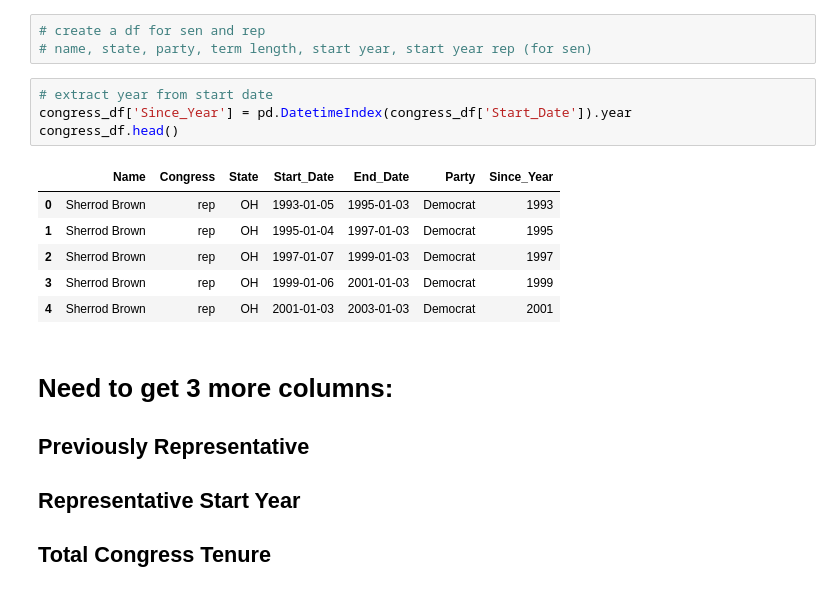
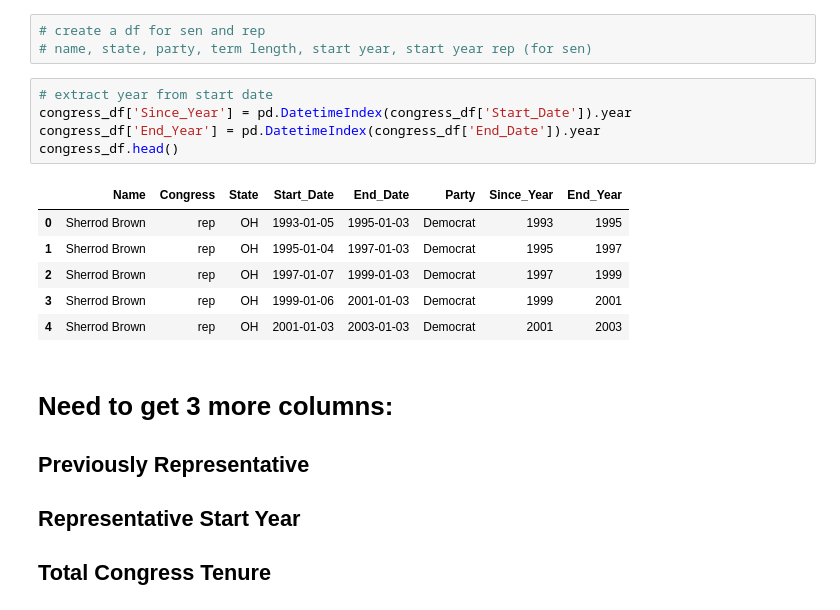
Before and after one commit to nickjlupu/Congress_Terms_Map, a Jupyter notebook: CongressETL.ipynb, the cells around one changed output. Saved outputs shown, nothing was run; the diff lists cells and outputs as text.

```diff
--- a/CongressETL.ipynb
+++ b/CongressETL.ipynb
@@ -186,14 +186,15 @@ congress_df
 # %%
 # extract year from start date
 congress_df['Since_Year'] = pd.DatetimeIndex(congress_df['Start_Date']).year
+congress_df['End_Year'] = pd.DatetimeIndex(congress_df['End_Date']).year
 congress_df.head()
 # %% [output]
-|  | Name | Congress | State | Start_Date | End_Date | Party | Since_Year |
-| 0 | Sherrod Brown | rep | OH | 1993-01-05 | 1995-01-03 | Democrat | 1993 |
-| 1 | Sherrod Brown | rep | OH | 1995-01-04 | 1997-01-03 | Democrat | 1995 |
-| 2 | Sherrod Brown | rep | OH | 1997-01-07 | 1999-01-03 | Democrat | 1997 |
-| 3 | Sherrod Brown | rep | OH | 1999-01-06 | 2001-01-03 | Democrat | 1999 |
-| 4 | Sherrod Brown | rep | OH | 2001-01-03 | 2003-01-03 | Democrat | 2001 |
+|  | Name | Congress | State | Start_Date | End_Date | Party | Since_Year | End_Year |
+| 0 | Sherrod Brown | rep | OH | 1993-01-05 | 1995-01-03 | Democrat | 1993 | 1995 |
+| 1 | Sherrod Brown | rep | OH | 1995-01-04 | 1997-01-03 | Democrat | 1995 | 1997 |
+| 2 | Sherrod Brown | rep | OH | 1997-01-07 | 1999-01-03 | Democrat | 1997 | 1999 |
+| 3 | Sherrod Brown | rep | OH | 1999-01-06 | 2001-01-03 | Democrat | 1999 | 2001 |
+| 4 | Sherrod Brown | rep | OH | 2001-01-03 | 2003-01-03 | Democrat | 2001 | 2003 |
 # %% [markdown]
 # Need to get 3 more columns:
 ## Previously Representative
```
Also changed, not shown: parts of 18 cells of this notebook, 4 other files.
